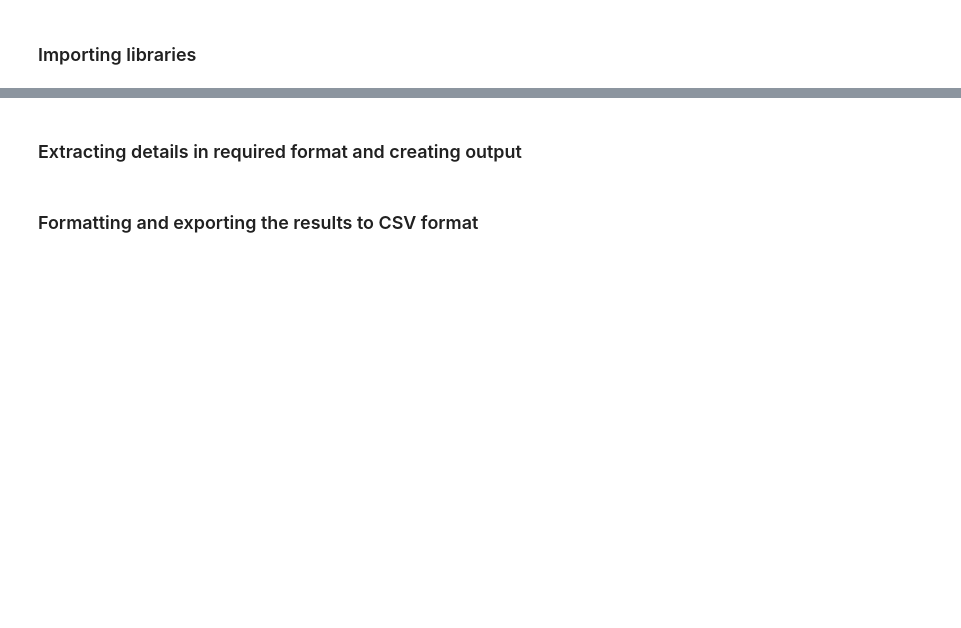
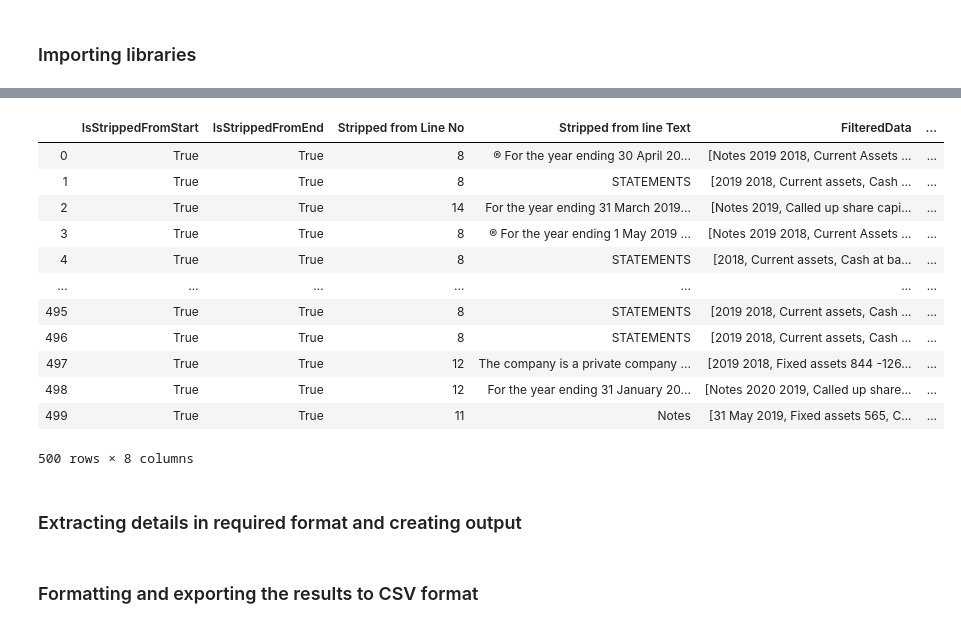
Before and after one commit to abhishekb0210/Hackathons, a Jupyter notebook: Hackerearth/HCL-Hiring-2020/HCL-DataExtraction.ipynb, the cells around one changed output, grey strips where cells are left out. Drawn from its saved outputs; the diff is of its cells as text; code cells hidden in the pictures; blank space fills up the shorter version.

Commit message:
Add files via upload
Added the the NLTK library to tokenize lines and words, added a function to handle the data spread across multiple lines.

```diff
--- a/Hackerearth/HCL-Hiring-2020/HCL-DataExtraction.ipynb
+++ b/Hackerearth/HCL-Hiring-2020/HCL-DataExtraction.ipynb
@@ -20 +24,10 @@ from tqdm import tqdm
+# %%
+# import LineTokenizer,RegexpTokenizer method from nltk to tokenize lines and words(on the basis of spaces) respectively
+from nltk.tokenize import LineTokenizer, RegexpTokenizer
+
+# Create a reference variable for Class LineTokenizer while discarding blank lines
+tk_l = LineTokenizer(blanklines ='discard')
+
+# Create a reference variable for Class RegexpTokenizer
+tk = RegexpTokenizer('\s+', gaps = True)
 # %% [markdown]
@@ -57,10 +94,13 @@ def is_punct_custom(filename, text):
 listoffiles = os.listdir("HCL ML Challenge Dataset/")
 
 # iterate through all the files one by one and filter out the unnecessary content
-for i, filename in tqdm(enumerate(listoffiles)):
+for i, filename in tqdm_notebook(enumerate(listoffiles)):
     filename_complete = "HCL ML Challenge Dataset\\"+filename
     f = open(filename_complete, "r",encoding='utf-8')
-    listoflines = f.readlines()
+    all_data = f.read()
+    #listoflines = f.readlines()
+    listoflines = tk_l.tokenize(all_data)  # tokenize lines using nltk line tokenizer
+    #print(len(listoflines))
     start_point = -1
     start_point_value = ""
     end_point = -1
@@ -68,13 +108,13 @@ for i, filename in tqdm(enumerate(listoffiles)):
     filtered_lines = list()
 
     # Iterate through each line of the text and filter out the unnecessary content
+
     for index,l in enumerate(listoflines):
-        if l.rstrip():   # To exclude blank lines
-            l = re.sub('\s+', ' ', l.strip())  # remove unwanted white spaces
-            regex = re.compile('[=@_!#%^&*<>?/\|~]')  # remove the lines with special characters in text
-            regex_currency_symbol = re.match('^[£€ ]*$', l)  # remove lines containing only currencies
-            if regex.search(l) == None and regex_currency_symbol == None:
-                filtered_lines.append(l)
+        l = re.sub('\s+', ' ', l.strip())  # remove unwanted white spaces
+        regex = re.compile('[=@_!#%^&*<>?/\|~]')  # remove the lines with special characters in text
+        regex_currency_symbol = re.match('^[£€ ]*$', l)  # remove lines containing only currencies
+        if regex.search(l) == None and regex_currency_symbol == None:
+            filtered_lines.append(l)
 
     # set the starting point to the next line from where there is a match
     for index, l in enumerate(filtered_lines):
@@ -91,7 +131,8 @@ for i, filename in tqdm(enumerate(listoffiles)):
 
     iterat = start_point
     while iterat < len(filtered_lines):
-        words = filtered_lines[iterat].split()
+        # Use tokenize method to create a list of words
+        words = tk.tokenize(filtered_lines[iterat])
         word_count = 0
         numeric_count = 0
         for word in words:
@@ -133,8 +174,11 @@ for i, filename in tqdm(enumerate(listoffiles)):
 
     clean_lines = filtered_lines[start_point: end_point]
 
+    # reorder the lines to remove unwanted spacing and gaps between the text lines
+    cleaned_lines = get_structured(filename, clean_lines)
+
     # remove unwated brackets, commas from the text lines
-    final_lines = is_punct_custom(filename, clean_lines)
+    final_lines = is_punct_custom(filename, cleaned_lines)
 
     df = df.append({'Filename': filename, 'FilteredData':final_lines, 'IsStrippedFromStart':is_stripped_from_start,
                     'IsStrippedFromEnd':is_stripped_from_end, 'Stripped till Line No': start_point,
@@ -143,3 +189,19 @@ for i, filename in tqdm(enumerate(listoffiles)):
+# %%
+df
+# %% [output]
+|  | IsStrippedFromStart | IsStrippedFromEnd | Stripped from Line No | Stripped from line Text | FilteredData | ... |
+| 0 | True | True | 8 | ® For the year ending 30 April 20... | [Notes 2019 2018, Current Assets ... | ... |
+| 1 | True | True | 8 | STATEMENTS | [2019 2018, Current assets, Cash ... | ... |
+| 2 | True | True | 14 | For the year ending 31 March 2019... | [Notes 2019, Called up share capi... | ... |
+| 3 | True | True | 8 | ® For the year ending 1 May 2019 ... | [Notes 2019 2018, Current Assets ... | ... |
+| 4 | True | True | 8 | STATEMENTS | [2018, Current assets, Cash at ba... | ... |
+| ... | ... | ... | ... | ... | ... | ... |
+| 495 | True | True | 8 | STATEMENTS | [2019 2018, Current assets, Cash ... | ... |
+| 496 | True | True | 8 | STATEMENTS | [2019 2018, Current assets, Cash ... | ... |
+| 497 | True | True | 12 | The company is a private company ... | [2019 2018, Fixed assets 844 -126... | ... |
+| 498 | True | True | 12 | For the year ending 31 January 20... | [Notes 2020 2019, Called up share... | ... |
+| 499 | True | True | 11 | Notes | [31 May 2019, Fixed assets 565, C... | ... |
+500 rows × 8 columns
 # %% [markdown]
 ### Extracting details in required format and creating output
 # %%
```
Also changed, not shown: parts of 10 cells of this notebook.
